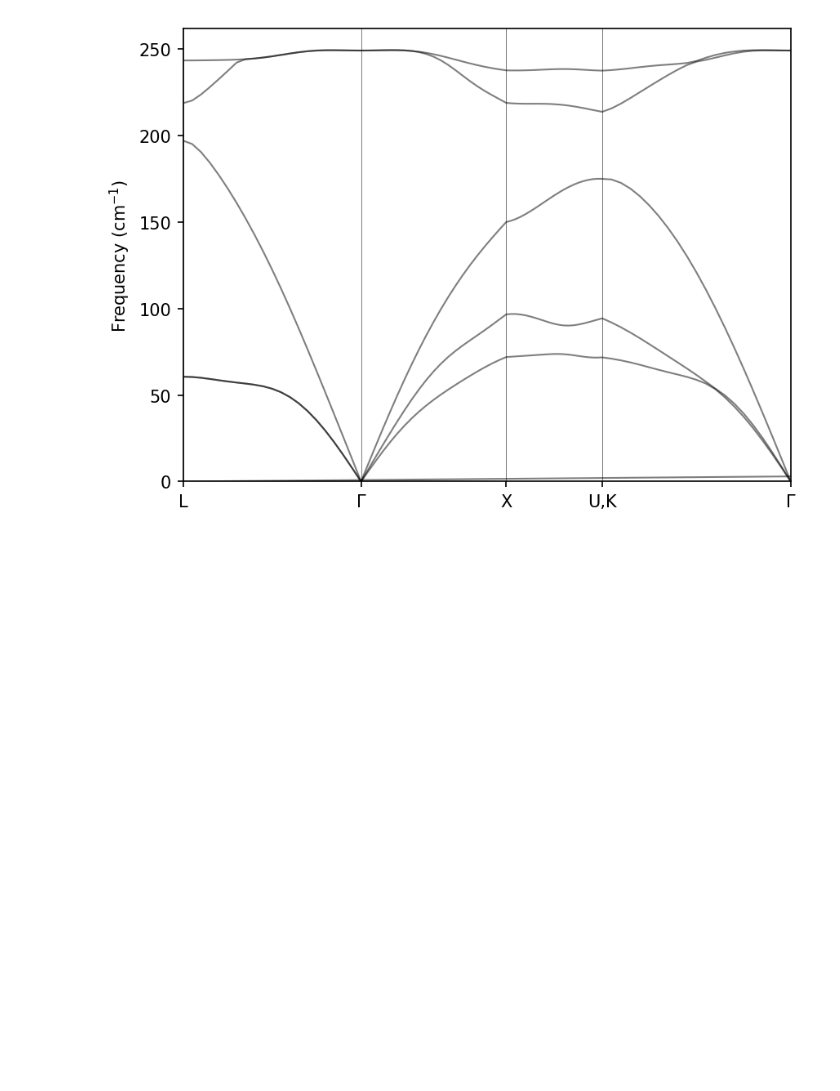
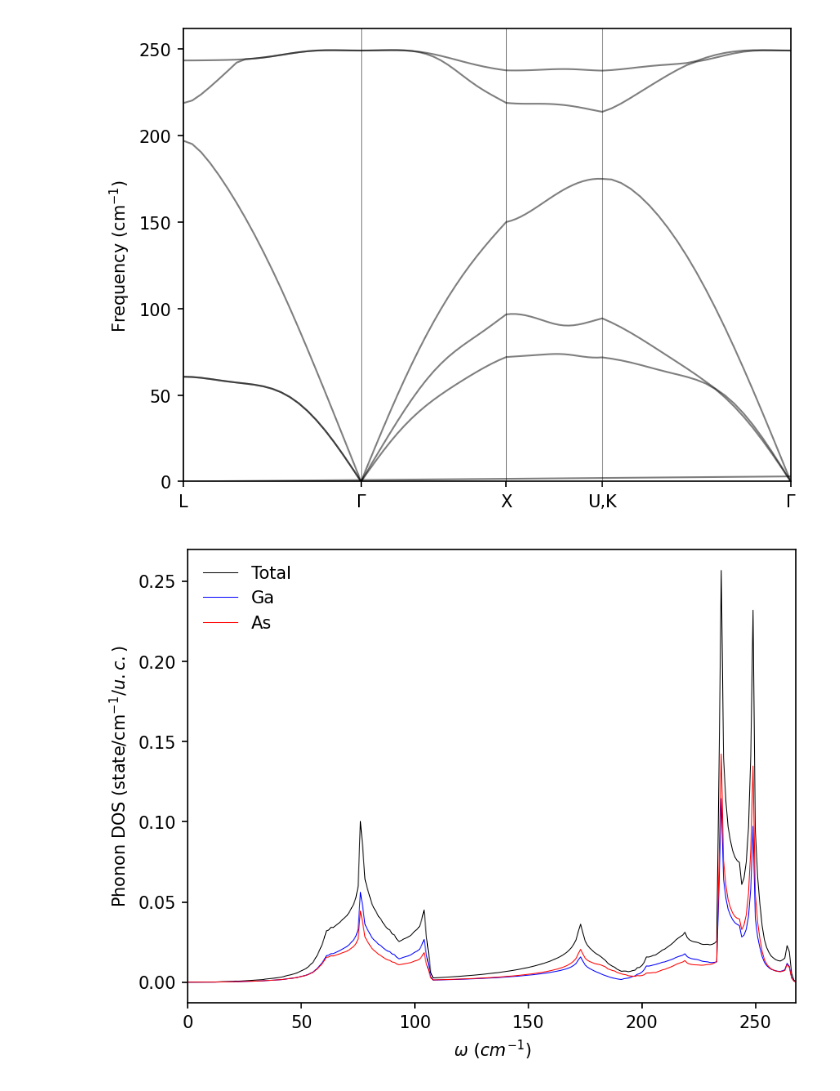
Before and after one commit to pranabdas/espresso, a Jupyter notebook: notebooks/GaAs-phonon.ipynb, the cells around one changed output. Drawn from its saved outputs; the diff is of its cells as text; code cells hidden in the pictures; blank space fills up the shorter version.

Commit message:
phonon density of states

```diff
--- a/notebooks/GaAs-phonon.ipynb
+++ b/notebooks/GaAs-phonon.ipynb
@@ -24,3 +24,16 @@ plt.ylim(0, )
 plt.show()
 # %% [output]
 [figure]
+# %%
+freq, dos, pdos_Ga, pdos_As = np.loadtxt("../src/GaAs-phonon/GaAs.dos", unpack=True)
+
+plt.plot(freq, dos, c='k', lw=0.5, label='Total')
+plt.plot(freq, pdos_Ga, c='b', lw=0.5, label='Ga')
+plt.plot(freq, pdos_As, c='r', lw=0.5, label='As')
+plt.xlabel('$\\omega~(cm^{-1}$)')
+plt.ylabel('Phonon DOS (state/cm$^{-1}/u.c.$)')
+plt.legend(frameon=False, loc='upper left')
+plt.xlim(freq[0], freq[-1])
+plt.show()
+# %% [output]
+[figure, added]
```
Also changed, not shown: 12 other files.
